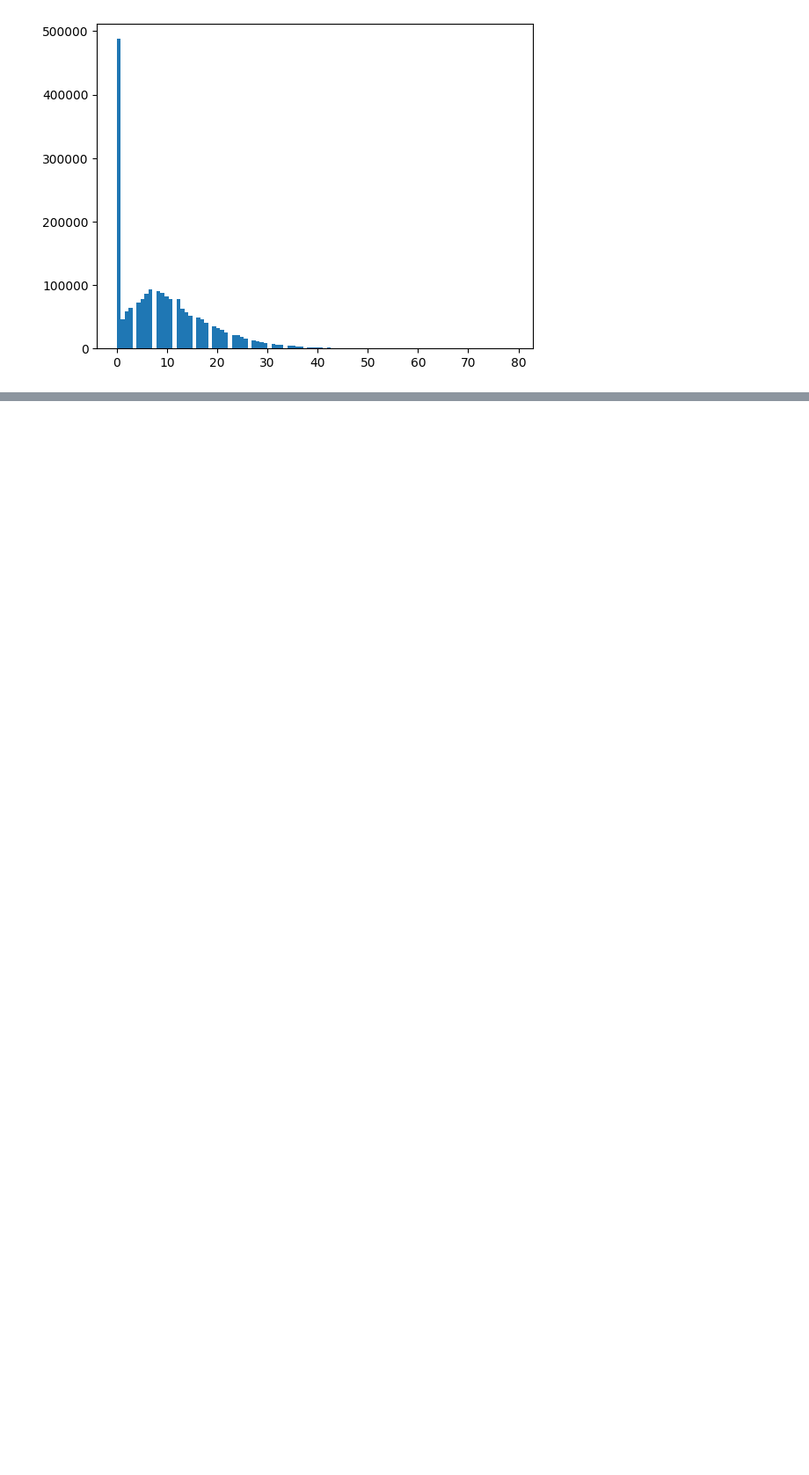
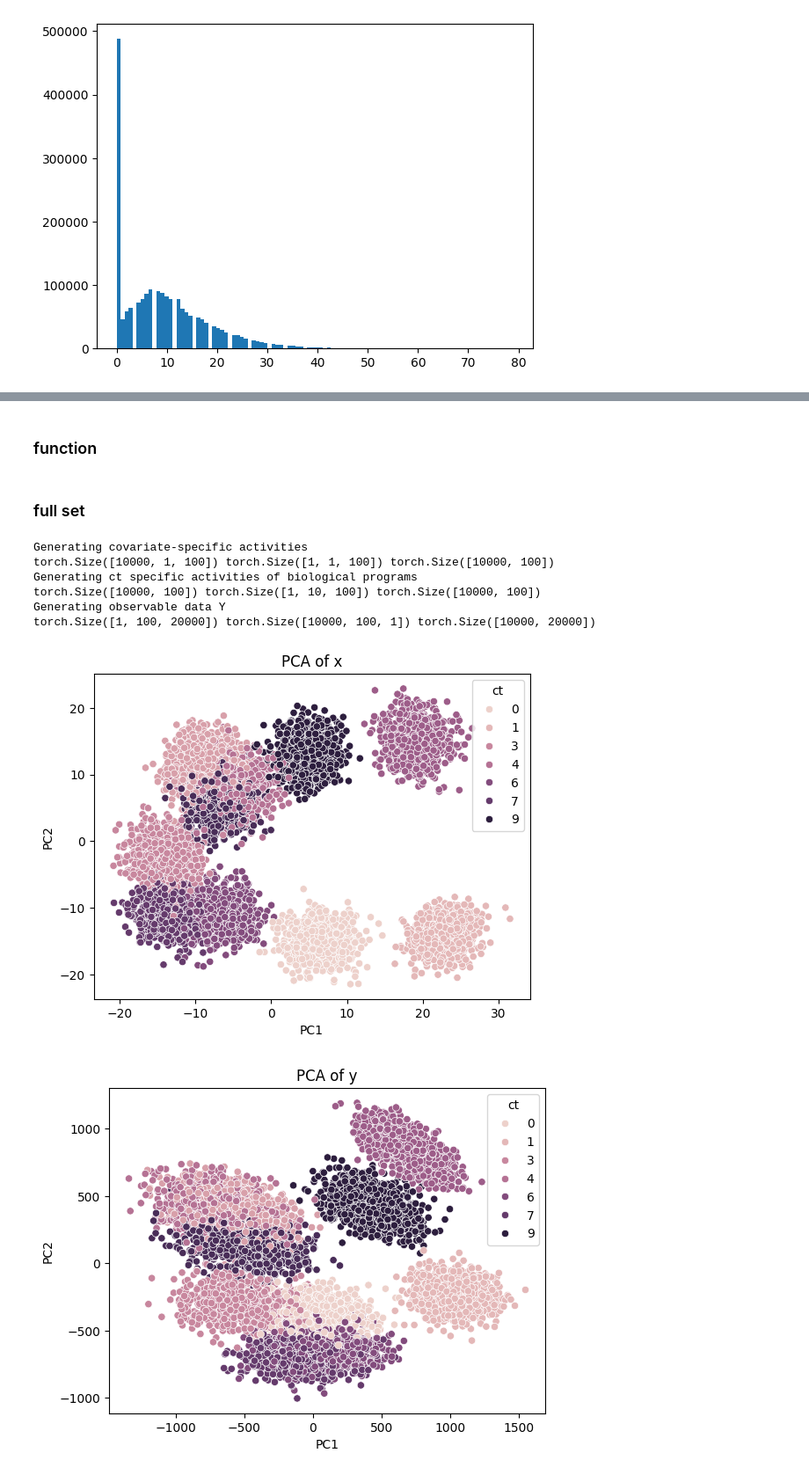
Before and after one commit to viktoriaschuster/interpreting_omics_models, a Jupyter notebook: 02_experiments/simulation/larger_simulation_data.ipynb, the cells around one changed output, grey strips where cells are left out. Shown at 88% size. Saved outputs shown, nothing was run; the diff lists cells and outputs as text; code cells hidden in the pictures; blank space fills up the shorter version.

Commit message:
large sim experiments

```diff
--- a/02_experiments/simulation/larger_simulation_data.ipynb
+++ b/02_experiments/simulation/larger_simulation_data.ipynb
@@ -163,0 +168,2 @@ plt.show()
+# %% [markdown]
+### function
@@ -163,0 +255,56 @@ plt.show()
+# %% [markdown]
+### full set
+# %%
+seed = 0
+complexity = 'low'
+n_ct = 10
+n_cov = 1
+
+y, x_0, x_1, x_2, ct, co = data_simulation(
+    seed=0,
+    y_dim=20000,
+    x_dim=100,
+    n_ct=n_ct,
+    n_cov=n_cov,
+    n_cells=10000,
+    printing=True
+)
+
+torch.save(y, data_dir+'large_{}-complexity_rs{}_y.pt'.format(complexity, seed))
+torch.save(x_0, data_dir+'large_{}-complexity_rs{}_x0.pt'.format(complexity, seed))
+torch.save(x_1, data_dir+'large_{}-complexity_rs{}_x1.pt'.format(complexity, seed))
+torch.save(x_2, data_dir+'large_{}-complexity_rs{}_x2.pt'.format(complexity, seed))
+torch.save(ct, data_dir+'large_{}-complexity_rs{}_ct.pt'.format(complexity, seed))
+torch.save(co, data_dir+'large_{}-complexity_rs{}_co.pt'.format(complexity, seed))
+# %% [output]
+Generating covariate-specific activities
+torch.Size([10000, 1, 100]) torch.Size([1, 1, 100]) torch.Size([10000, 100])
+Generating ct specific activities of biological programs
+torch.Size([10000, 100]) torch.Size([1, 10, 100]) torch.Size([10000, 100])
+Generating observable data Y
+torch.Size([1, 100, 20000]) torch.Size([10000, 100, 1]) torch.Size([10000, 20000])
+# %%
+# make a pca of x and y and color by ct
+
+from sklearn.decomposition import PCA
+import seaborn as sns
+
+pca = PCA(n_components=2)
+x_pca = pca.fit_transform(x_2.detach().numpy())
+y_pca = pca.fit_transform(y.detach().numpy())
+
+df_x = pd.DataFrame(x_pca, columns=['PC1', 'PC2'])
+df_x['ct'] = ct
+df_y = pd.DataFrame(y_pca, columns=['PC1', 'PC2'])
+df_y['ct'] = ct
+# %%
+sns.scatterplot(data=df_x, x='PC1', y='PC2', hue='ct')
+plt.title('PCA of x')
+plt.show()
+
+sns.scatterplot(data=df_y, x='PC1', y='PC2', hue='ct')
+plt.title('PCA of y')
+plt.show()
+# %% [output]
+[figure, added]
+[figure, added]
```
Also changed, not shown: parts of 24 cells of this notebook, 20 other files.
